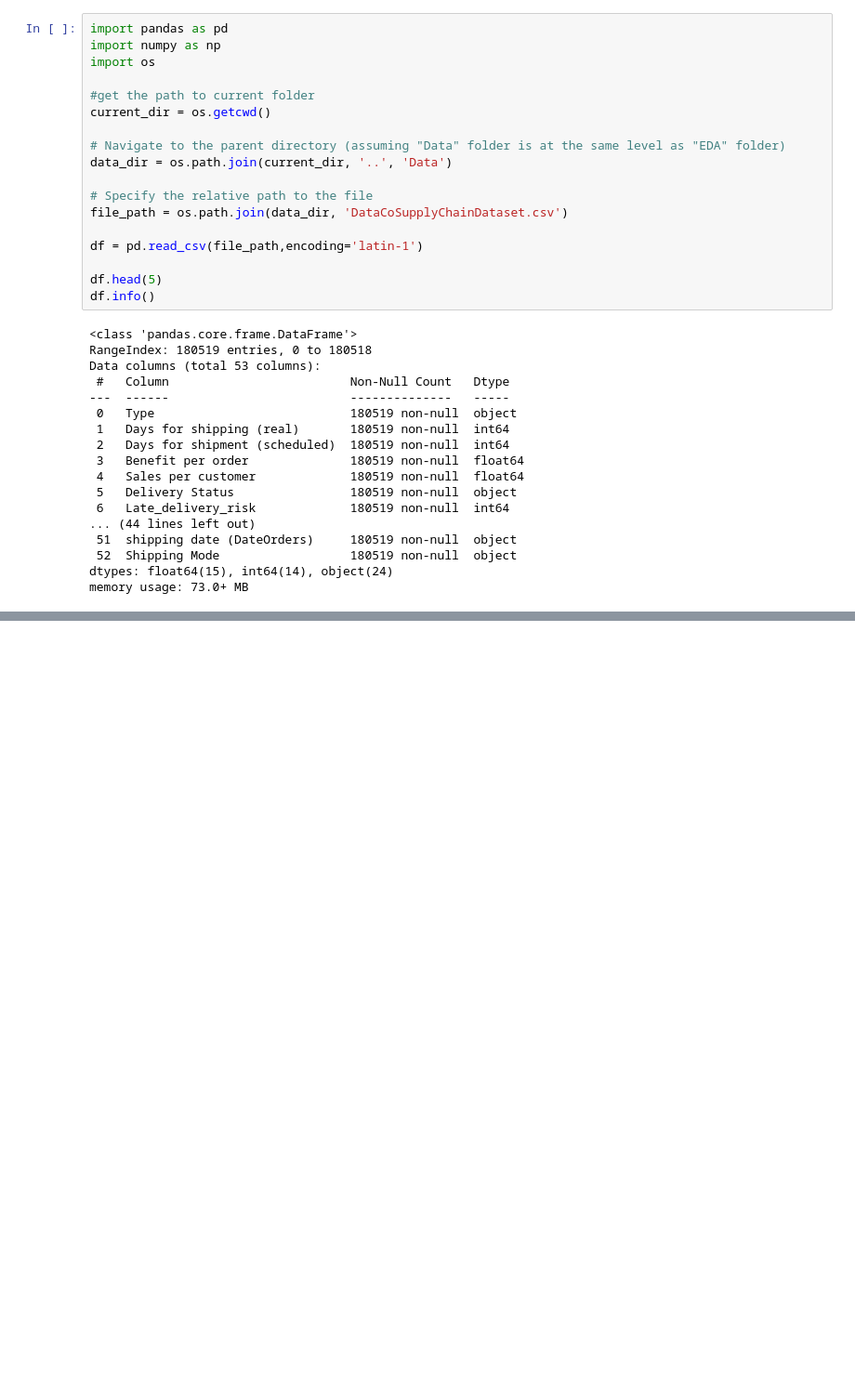
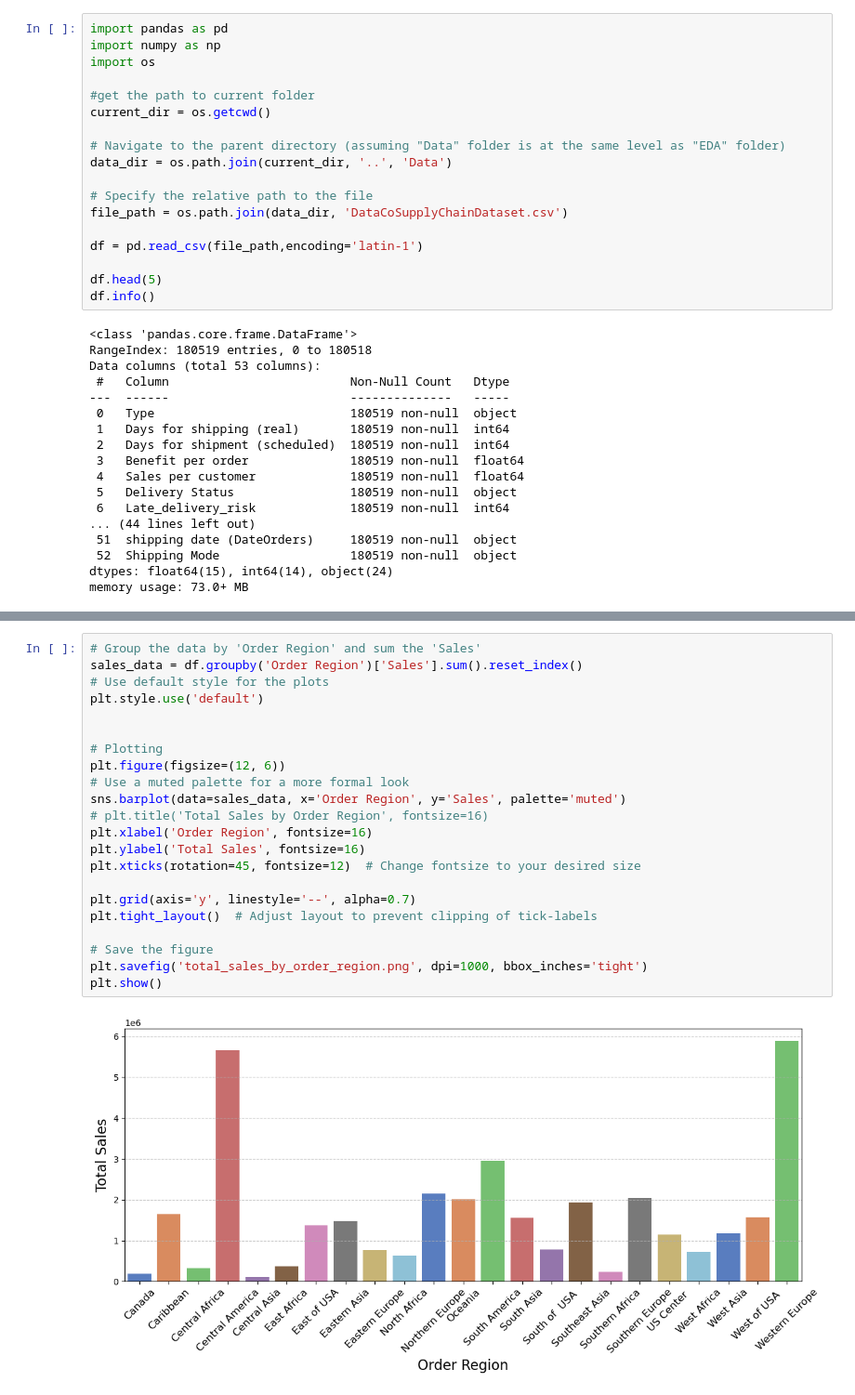
Before and after one commit to Yunbo-max/PA-CFL, a Jupyter notebook: EDA/EDA.ipynb, the cells around one changed output, grey strips where cells are left out. Shown at 93% size. Drawn from its saved outputs; the diff is of its cells as text; blank space fills up the shorter version.

```diff
--- a/EDA/EDA.ipynb
+++ b/EDA/EDA.ipynb
@@ -175,0 +110,24 @@ for feature in features:
+# %%
+# Group the data by 'Order Region' and sum the 'Sales'
+sales_data = df.groupby('Order Region')['Sales'].sum().reset_index()
+# Use default style for the plots
+plt.style.use('default')
+
+
+# Plotting
+plt.figure(figsize=(12, 6))
+# Use a muted palette for a more formal look
+sns.barplot(data=sales_data, x='Order Region', y='Sales', palette='muted')
+# plt.title('Total Sales by Order Region', fontsize=16)
+plt.xlabel('Order Region', fontsize=16)
+plt.ylabel('Total Sales', fontsize=16)
+plt.xticks(rotation=45, fontsize=12)  # Change fontsize to your desired size
+
+plt.grid(axis='y', linestyle='--', alpha=0.7)
+plt.tight_layout()  # Adjust layout to prevent clipping of tick-labels
+
+# Save the figure
+plt.savefig('total_sales_by_order_region.png', dpi=1000, bbox_inches='tight')
+plt.show()
+# %% [output]
+[figure, added]
```
Also changed, not shown: parts of 19 cells of this notebook, 19 other files.
